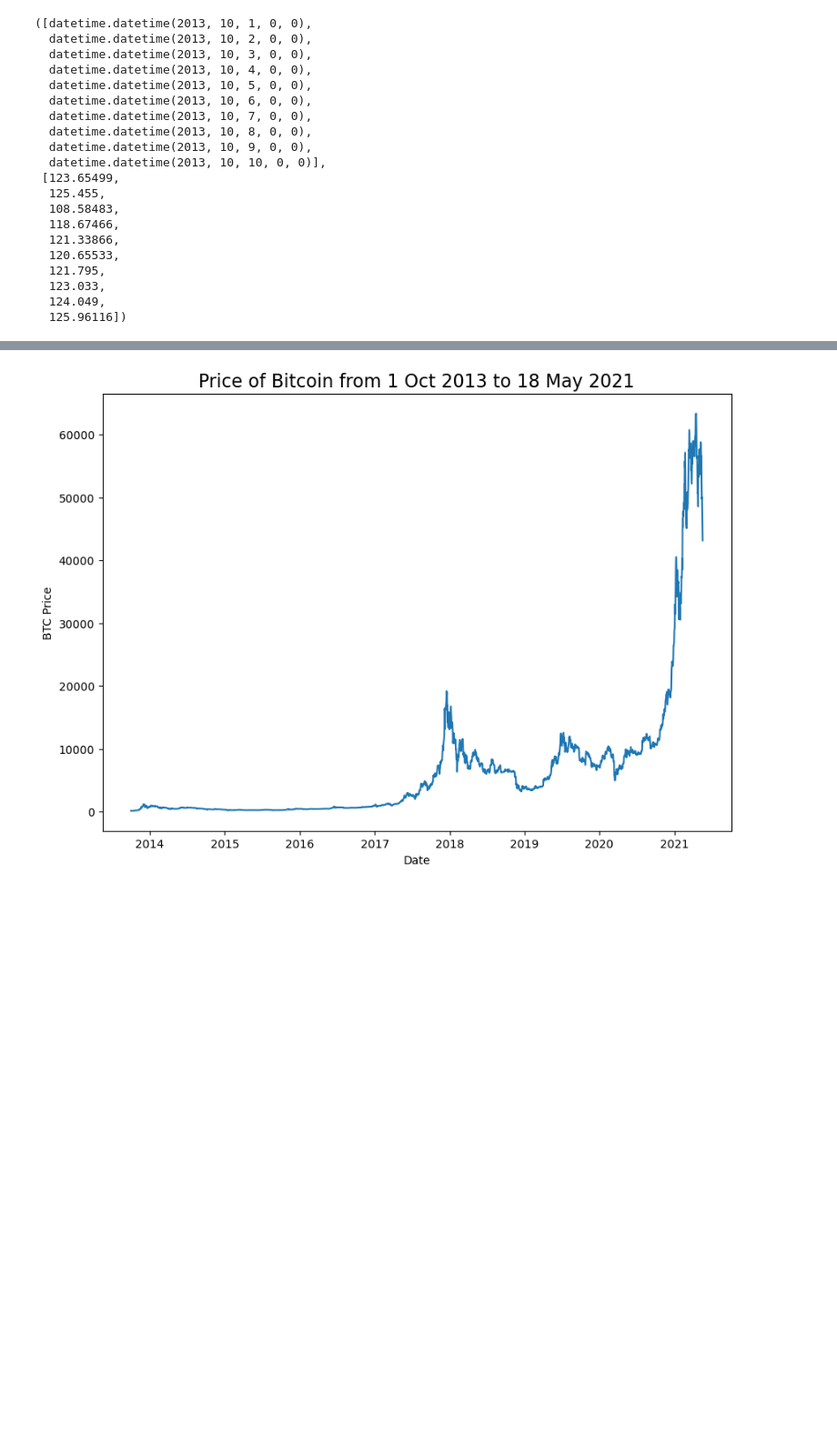
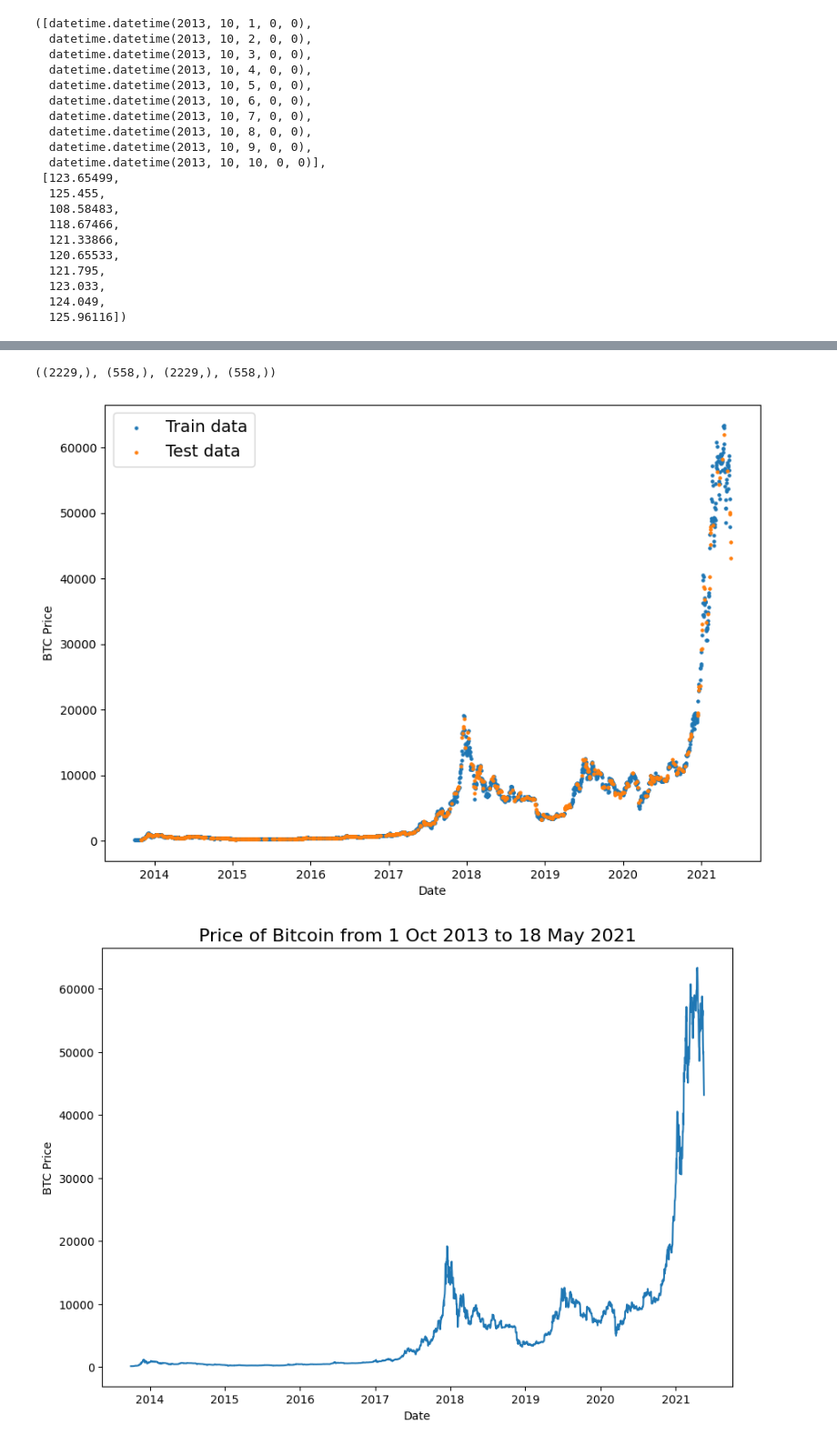
Before and after one commit to Notuc/Bitcon-price-predictor, a Jupyter notebook: Notebook/Untitled.ipynb, the cells around one changed output, grey strips where cells are left out. Shown at 91% size. Cells and saved outputs as stored; diff of their text form; code cells hidden in the pictures; blank space fills up the shorter version.

```diff
--- a/Notebook/Untitled.ipynb
+++ b/Notebook/Untitled.ipynb
@@ -14,10 +14,9 @@ BTC_USD_2013-10-01_ 100%[===================>] 174.33K  --.-KB/s    in 0.04s
 # %%
 import pandas as pd
 # %%
-df = pd.read_csv("/Users/nathangale/Documents/GitHub/Bitcon-price-predictor/data/BTC.csv",
-                parse_dates=["Date"],
-                 index_col=["Date"]
-                )
+df = pd.read_csv("/content/BTC_USD_2013-10-01_2021-05-18-CoinDesk.csv",
+                 parse_dates=["Date"],
+                 index_col=["Date"]) # parse the date column (tell pandas column 1 is a datetime)
 df.head()
 # %% [output]
 |  | Currency | Closing Price (USD) | 24h Open (USD) | 24h High (USD) | 24h Low (USD) |
@@ -103,3 +102,9 @@ timesteps[:10], btc_price[:10]
   123.033,
   124.049,
   125.96116])
+# %%
+# Get bitcoin date array
+timesteps = bitcoin_prices.index.to_numpy()
+prices = bitcoin_prices["Price"].to_numpy()
+
+timesteps[:10], prices[:10]
@@ -106,3 +120,23 @@ timesteps[:10], btc_price[:10]
+# %%
+from sklearn.model_selection import train_test_split
+
+X_train, X_test, y_train, y_test = train_test_split(timesteps, # dates
+                                                    prices, # prices
+                                                    test_size=0.2,
+                                                    random_state=42)
+X_train.shape, X_test.shape, y_train.shape, y_test.shape
+# %% [output]
+((2229,), (558,), (2229,), (558,))
+# %%
+plt.figure(figsize=(10, 7))
+plt.scatter(X_train, y_train, s=5, label="Train data")
+plt.scatter(X_test, y_test, s=5, label="Test data")
+plt.xlabel("Date")
+plt.ylabel("BTC Price")
+plt.legend(fontsize=14)
+plt.show();
+# %% [output]
+[figure, added]
 # %%
 import matplotlib.pyplot as plt
 import numpy as np
```
Also changed, not shown: parts of 39 cells of this notebook.
